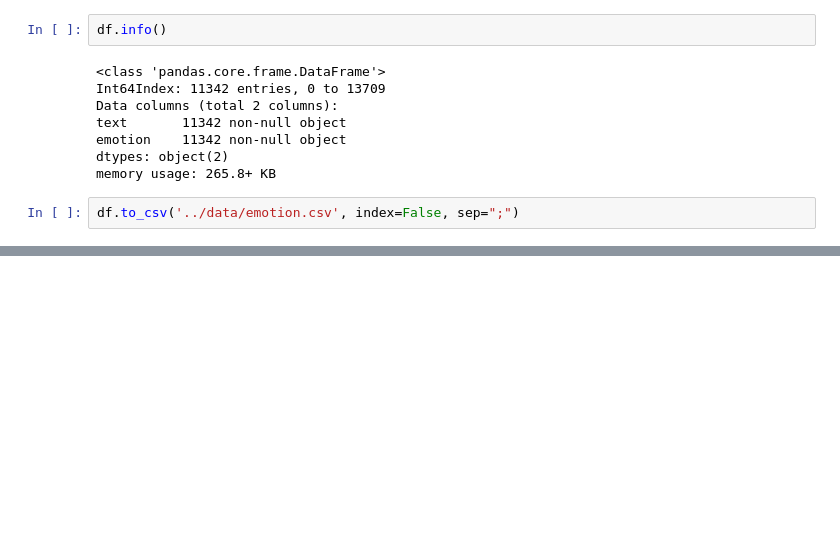
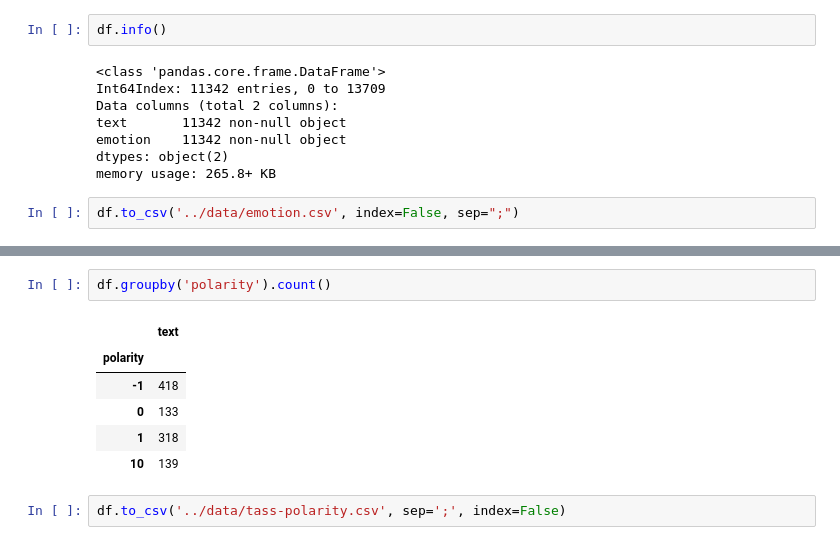
Before and after one commit to ivangolo/text-classification, a Jupyter notebook: notebooks/data_clean.ipynb, the cells around one changed output, grey strips where cells are left out. Cells and saved outputs as stored; diff of their text form; blank space fills up the shorter version.

```diff
--- a/notebooks/data_clean.ipynb
+++ b/notebooks/data_clean.ipynb
@@ -202,0 +236,11 @@ df.to_csv('../data/emotion.csv', index=False, sep=";")
+# %%
+df.groupby('polarity').count()
+# %% [output]
+|  | text |
+| polarity |  |
+| -1 | 418 |
+| 0 | 133 |
+| 1 | 318 |
+| 10 | 139 |
+# %%
+df.to_csv('../data/tass-polarity.csv', sep=';', index=False)
```
Also changed, not shown: parts of 9 cells of this notebook, 3 other files.
